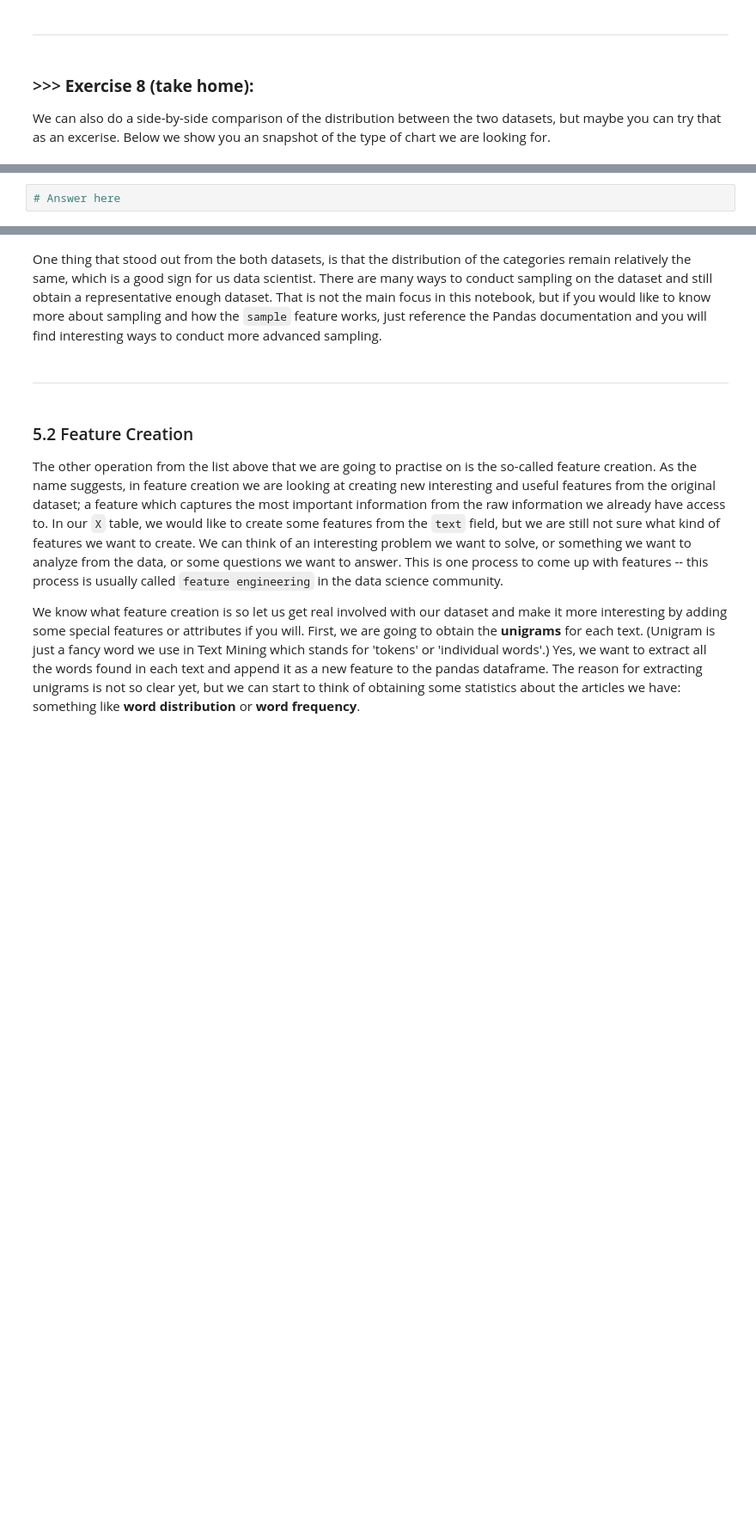
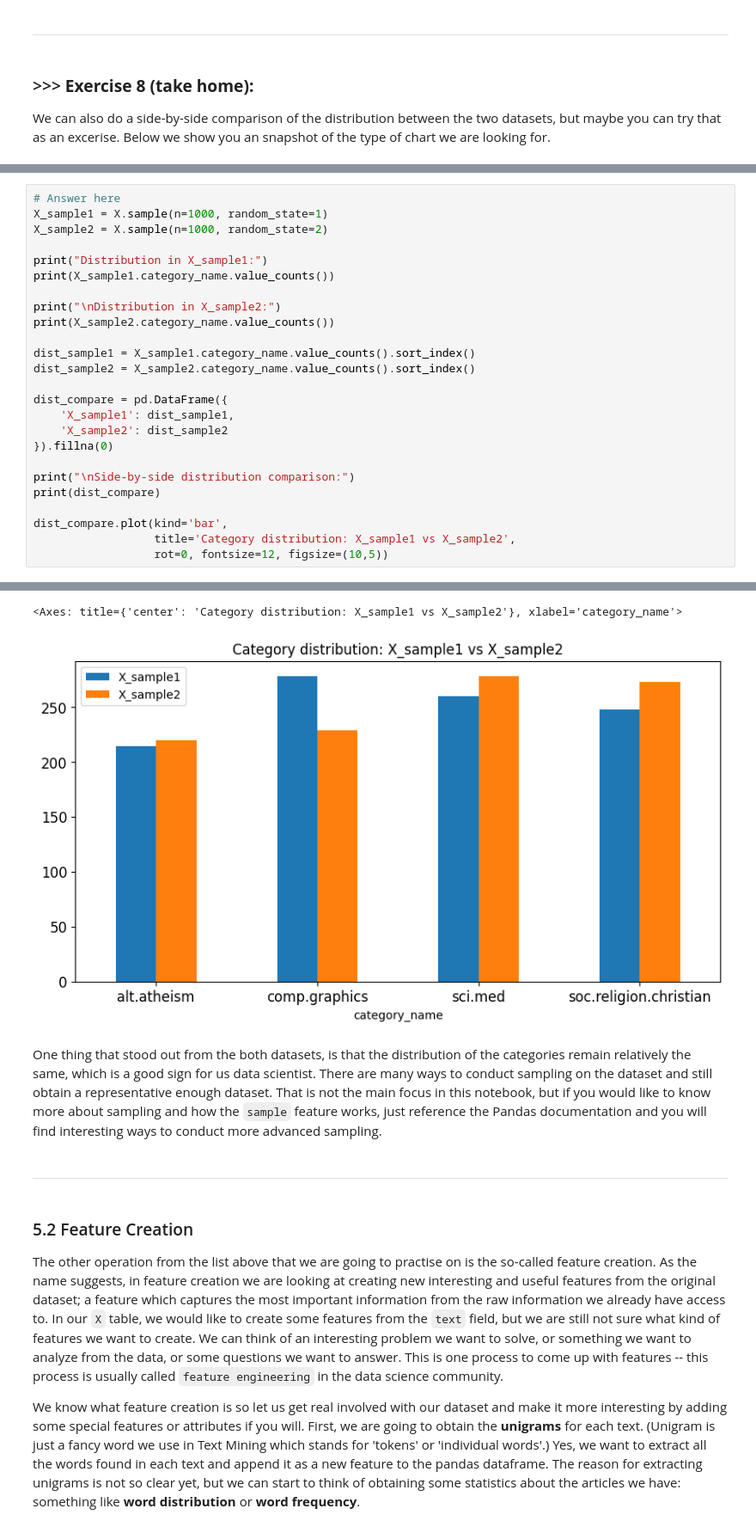
Before and after one commit to u105500014-wq/DM2025-Lab1-Exercise, a Jupyter notebook: DM2025-Lab1-Master.ipynb, the cells around one changed output, grey strips where cells are left out. Shown at 86% size. Saved outputs shown, nothing was run; the diff lists cells and outputs as text; blank space fills up the shorter version.

```diff
--- a/DM2025-Lab1-Master.ipynb
+++ b/DM2025-Lab1-Master.ipynb
@@ -730,5 +817,29 @@ Notice that for the `ylim` parameters we hardcoded the maximum value for y. Is i
 We can also do a side-by-side comparison of the distribution between the two datasets, but maybe you can try that as an excerise. Below we show you an snapshot of the type of chart we are looking for.
 # %% [markdown]
 ![alt txt](https://i.imgur.com/9eO431H.png)
-# %%
-# Answer here
+# %%
+# Answer here
+X_sample1 = X.sample(n=1000, random_state=1)
+X_sample2 = X.sample(n=1000, random_state=2)
+
+print("Distribution in X_sample1:")
+print(X_sample1.category_name.value_counts())
+
+print("\nDistribution in X_sample2:")
+print(X_sample2.category_name.value_counts())
+
+dist_sample1 = X_sample1.category_name.value_counts().sort_index()
+dist_sample2 = X_sample2.category_name.value_counts().sort_index()
+
+dist_compare = pd.DataFrame({
+    'X_sample1': dist_sample1,
+    'X_sample2': dist_sample2
+}).fillna(0)
+
+print("\nSide-by-side distribution comparison:")
+print(dist_compare)
+
+dist_compare.plot(kind='bar',
+                  title='Category distribution: X_sample1 vs X_sample2',
+                  rot=0, fontsize=12, figsize=(10,5))
+# %% [output]
@@ -735,3 +863,5 @@ We can also do a side-by-side comparison of the distribution between the two dat
+<Axes: title={'center': 'Category distribution: X_sample1 vs X_sample2'}, xlabel='category_name'>
+[figure, added]
 # %% [markdown]
 One thing that stood out from the both datasets, is that the distribution of the categories remain relatively the same, which is a good sign for us data scientist. There are many ways to conduct sampling on the dataset and still obtain a representative enough dataset. That is not the main focus in this notebook, but if you would like to know more about sampling and how the `sample` feature works, just reference the Pandas documentation and you will find interesting ways to conduct more advanced sampling.
 # %% [markdown]
```
Also changed, not shown: parts of 60 cells of this notebook.
